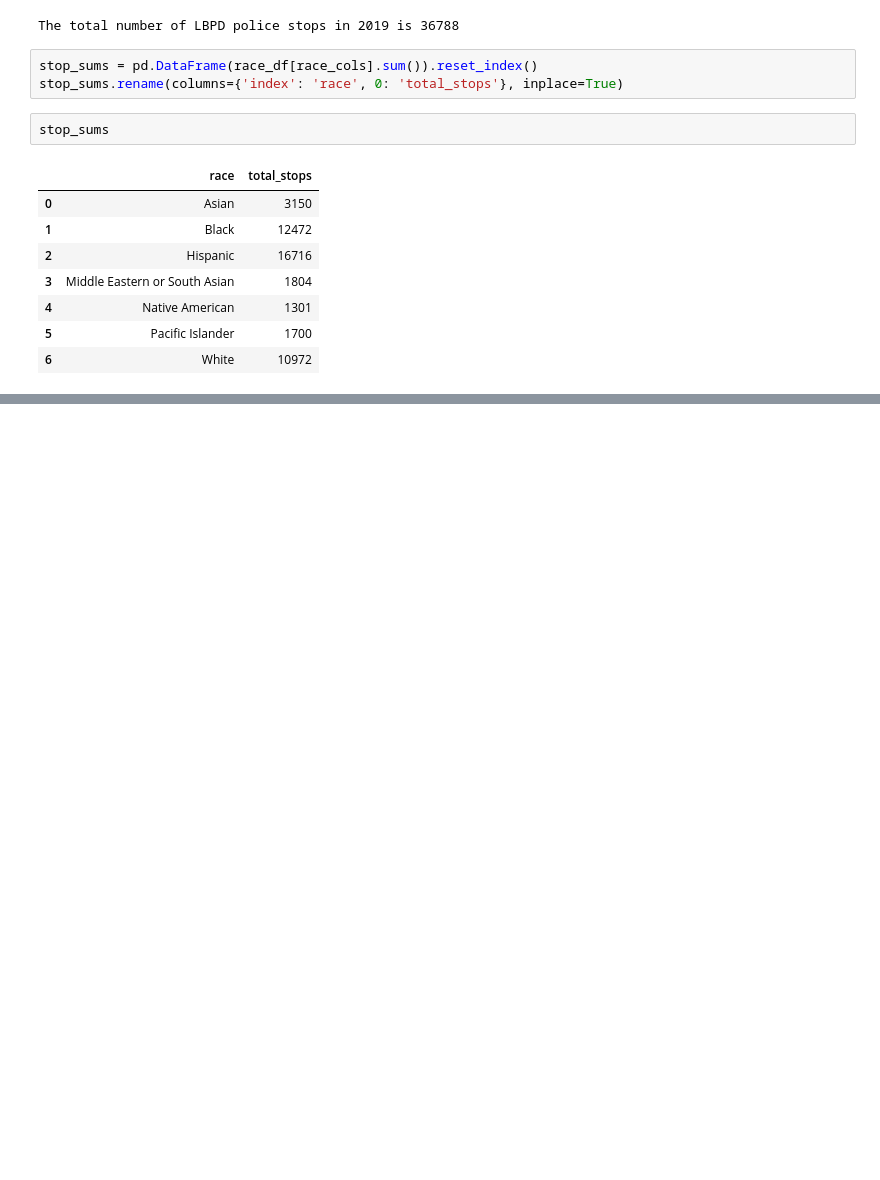
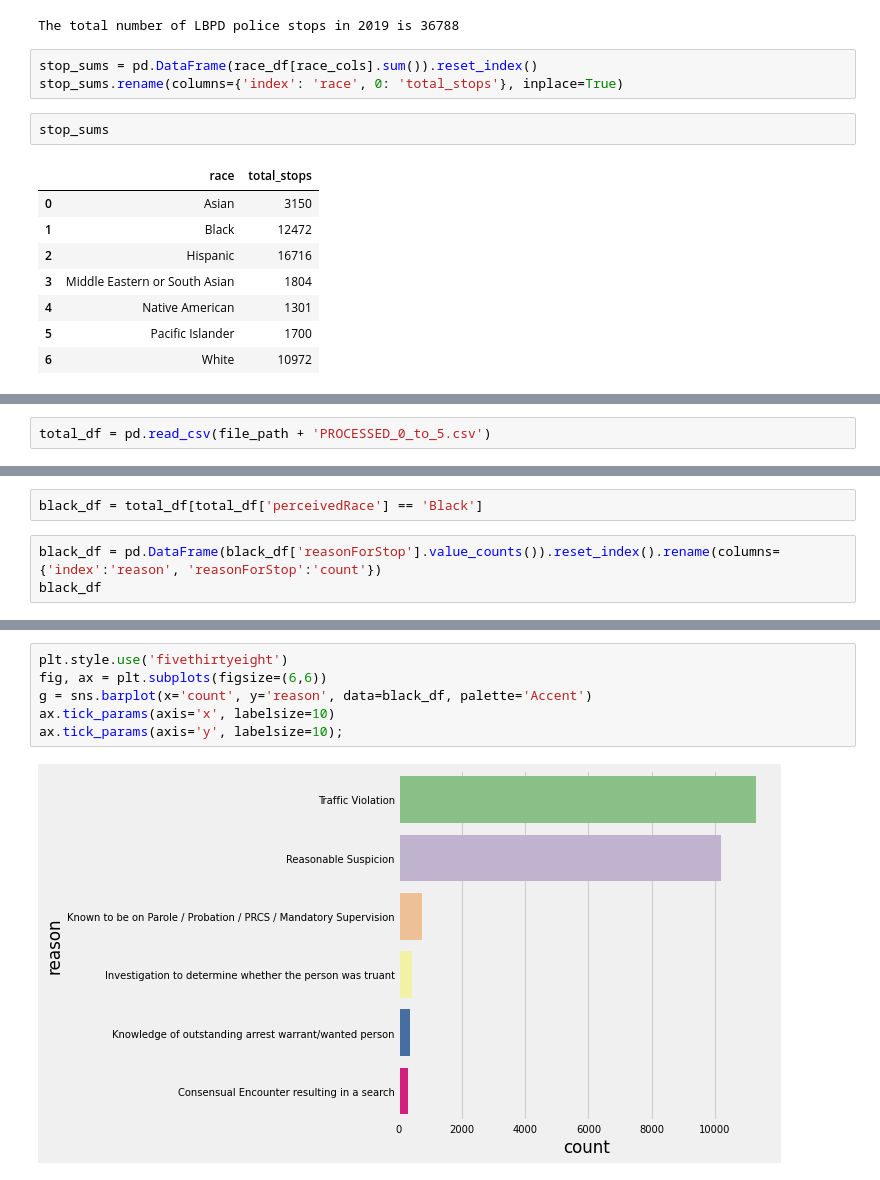
Before and after one commit to tsamba120/Long-Beach-Policing-Analysis, a Jupyter notebook: notebooks/lbpd_eda.ipynb, the cells around one changed output, grey strips where cells are left out. Drawn from its saved outputs; the diff is of its cells as text; blank space fills up the shorter version.

```diff
--- a/notebooks/lbpd_eda.ipynb
+++ b/notebooks/lbpd_eda.ipynb
@@ -55,0 +121,2 @@ ax.tick_params(axis='y', labelsize=10);
+# %%
+total_df = pd.read_csv(file_path + 'PROCESSED_0_to_5.csv')
@@ -55,0 +131,5 @@ ax.tick_params(axis='y', labelsize=10);
+# %%
+black_df = total_df[total_df['perceivedRace'] == 'Black']
+# %%
+black_df = pd.DataFrame(black_df['reasonForStop'].value_counts()).reset_index().rename(columns={'index':'reason', 'reasonForStop':'count'})
+black_df
@@ -55,0 +144,8 @@ ax.tick_params(axis='y', labelsize=10);
+# %%
+plt.style.use('fivethirtyeight')
+fig, ax = plt.subplots(figsize=(6,6))
+g = sns.barplot(x='count', y='reason', data=black_df, palette='Accent')
+ax.tick_params(axis='x', labelsize=10)
+ax.tick_params(axis='y', labelsize=10);
+# %% [output]
+[figure, added]
```
Also changed, not shown: parts of 16 cells of this notebook, 1 other file.
